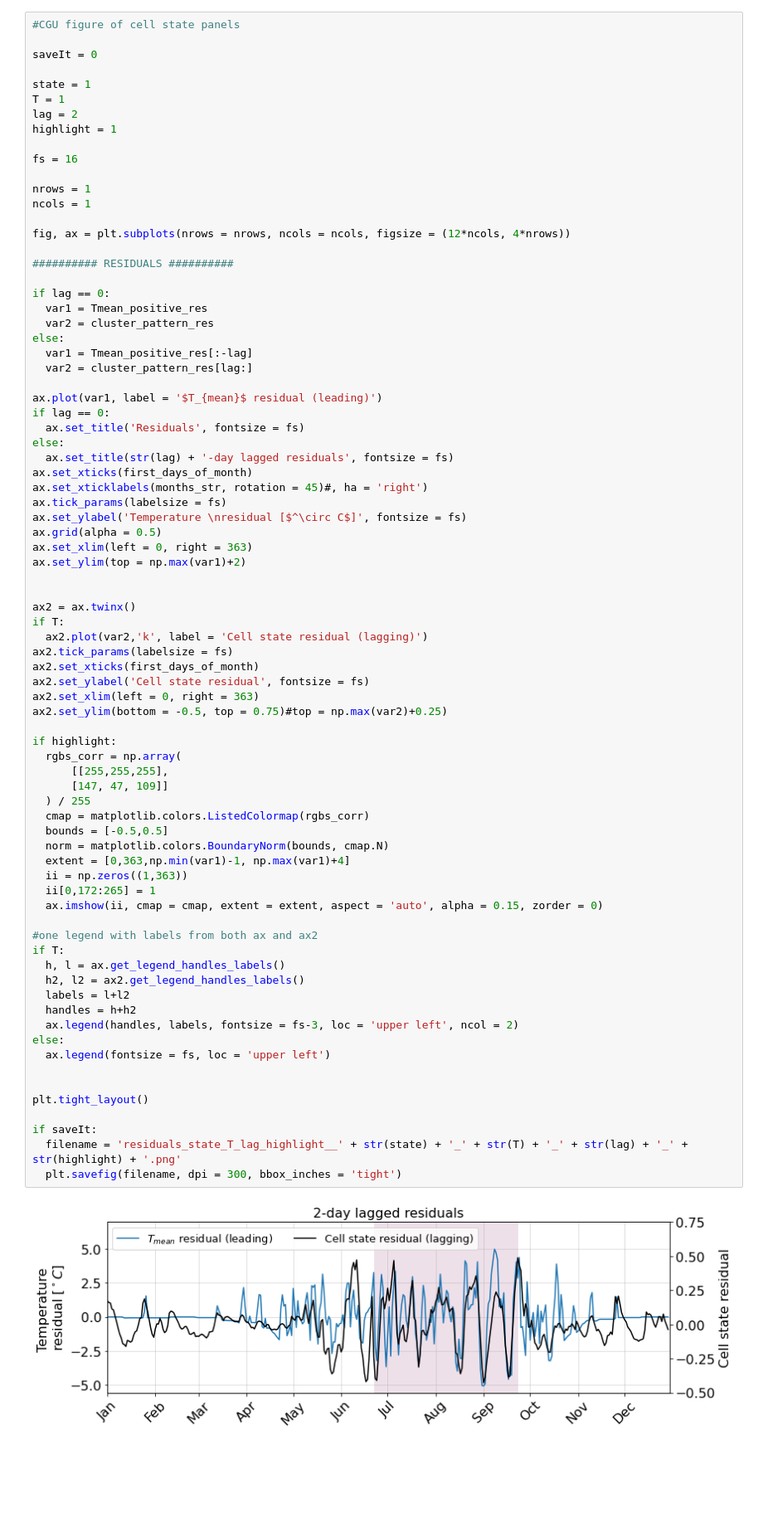
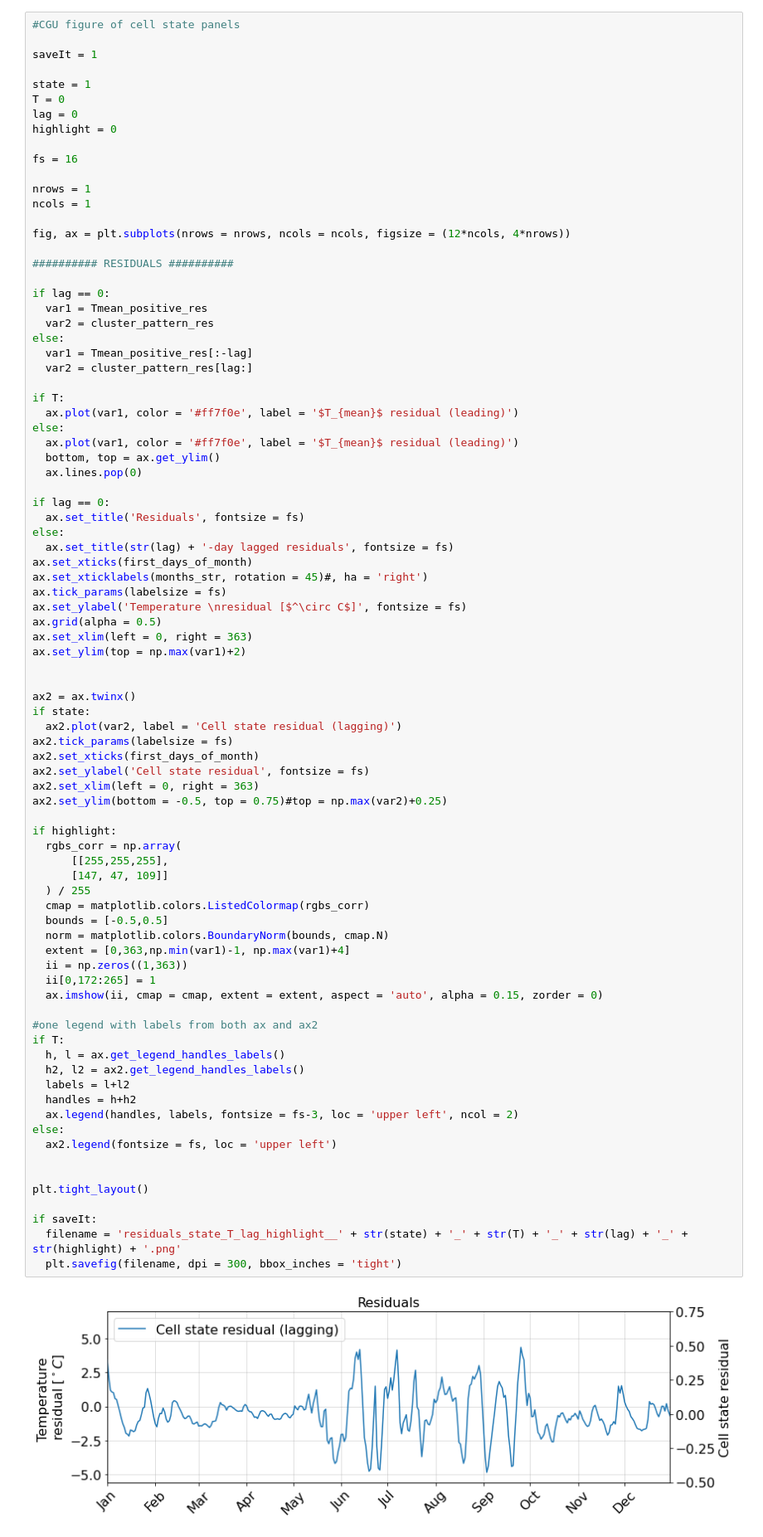
Before and after one commit to andersonsam/CGU_2022_glacier_interpret, a Jupyter notebook: main.ipynb, the cells around one changed output. Shown at 83% size. Saved outputs shown, nothing was run; the diff lists cells and outputs as text; blank space fills up the shorter version.

```diff
--- a/main.ipynb
+++ b/main.ipynb
@@ -674,12 +674,12 @@ for kk, start in enumerate(starts):
 # %%
 #CGU figure of cell state panels
 
-saveIt = 0
+saveIt = 1
 
 state = 1
-T = 1
-lag = 2
-highlight = 1
+T = 0
+lag = 0
+highlight = 0
 
 fs = 16
 
@@ -697,7 +697,13 @@ else:
   var1 = Tmean_positive_res[:-lag]
   var2 = cluster_pattern_res[lag:]
 
-ax.plot(var1, label = '$T_{mean}$ residual (leading)')
+if T:
+  ax.plot(var1, color = '#ff7f0e', label = '$T_{mean}$ residual (leading)')
+else:
+  ax.plot(var1, color = '#ff7f0e', label = '$T_{mean}$ residual (leading)')
+  bottom, top = ax.get_ylim()
+  ax.lines.pop(0)
+
 if lag == 0:
   ax.set_title('Residuals', fontsize = fs)
 else:
@@ -712,8 +718,8 @@ ax.set_ylim(top = np.max(var1)+2)
 
 
 ax2 = ax.twinx()
-if T:
-  ax2.plot(var2,'k', label = 'Cell state residual (lagging)')
+if state:
+  ax2.plot(var2, label = 'Cell state residual (lagging)')
 ax2.tick_params(labelsize = fs)
 ax2.set_xticks(first_days_of_month)
 ax2.set_ylabel('Cell state residual', fontsize = fs)
@@ -722,32 +728,32 @@ ax2.set_ylim(bottom = -0.5, top = 0.75)#top = np.max(var2)+0.25)
 
 if highlight:
   rgbs_corr = np.array(
       [[255,255,255],
       [147, 47, 109]]
   ) / 255
   cmap = matplotlib.colors.ListedColormap(rgbs_corr)
   bounds = [-0.5,0.5]
   norm = matplotlib.colors.BoundaryNorm(bounds, cmap.N)
   extent = [0,363,np.min(var1)-1, np.max(var1)+4]
   ii = np.zeros((1,363))
   ii[0,172:265] = 1
   ax.imshow(ii, cmap = cmap, extent = extent, aspect = 'auto', alpha = 0.15, zorder = 0)
 
 #one legend with labels from both ax and ax2
 if T:
   h, l = ax.get_legend_handles_labels()
   h2, l2 = ax2.get_legend_handles_labels()
   labels = l+l2
   handles = h+h2
   ax.legend(handles, labels, fontsize = fs-3, loc = 'upper left', ncol = 2)
 else:
-  ax.legend(fontsize = fs, loc = 'upper left')
+  ax2.legend(fontsize = fs, loc = 'upper left')
 
 
 plt.tight_layout()
 
 if saveIt:
   filename = 'residuals_state_T_lag_highlight__' + str(state) + '_' + str(T) + '_' + str(lag) + '_' + str(highlight) + '.png'
   plt.savefig(filename, dpi = 300, bbox_inches = 'tight')
 # %% [output]
-[figure, old version]
+[figure, new version]
```
Also changed, not shown: parts of 4 cells of this notebook.
